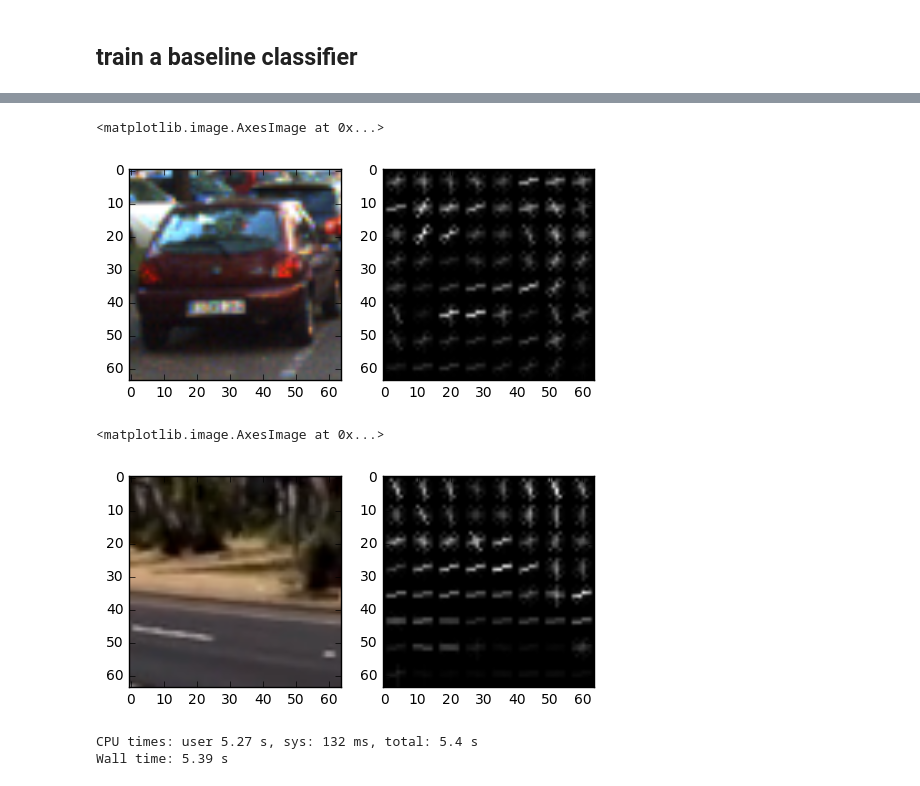
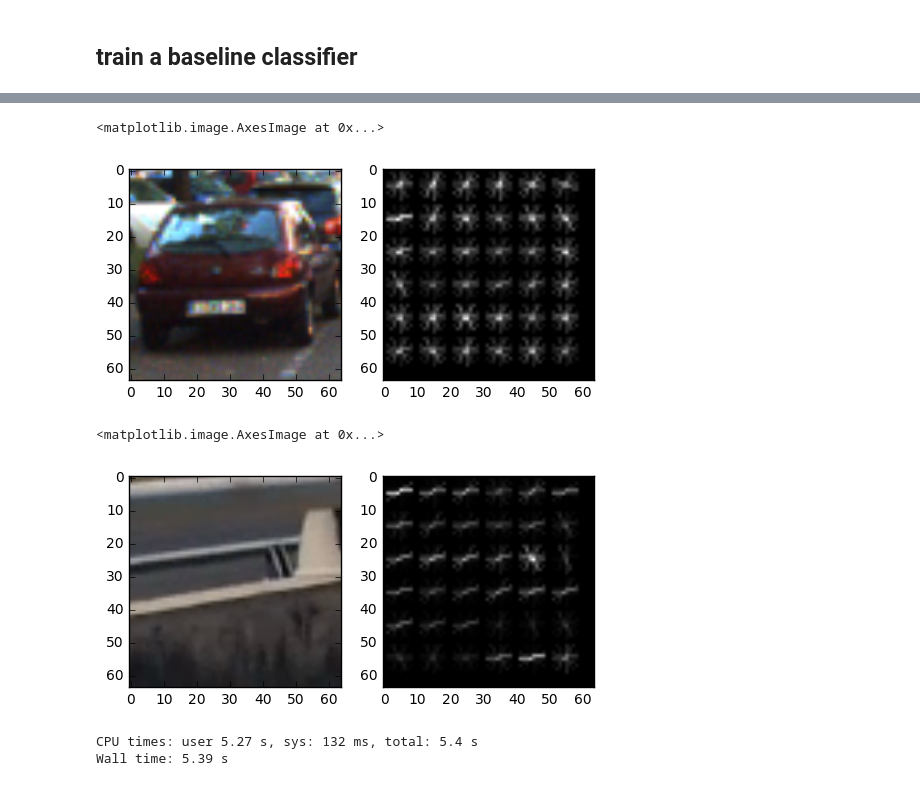
Before and after one commit to dolaameng/CarND-Vehicle-Detection, a Jupyter notebook: class-notes/class_notes_v1.ipynb, the cells around one changed output, grey strips where cells are left out. Saved outputs shown, nothing was run; the diff lists cells and outputs as text; code cells hidden in the pictures.

```diff
--- a/class-notes/class_notes_v1.ipynb
+++ b/class-notes/class_notes_v1.ipynb
@@ -60,10 +60,11 @@ plt.imshow(test_imgs[0])
 # %%
 def img2feat(img, visualise=False):
     gray = color.rgb2gray(img)
+    gray = color.rgb2hsv(img)[:,:,1]
 #     gray = color.rgb2hsv(img)[:,:,-1]
 #     gray = img
     return feature.hog(gray,
                        visualise=visualise,
                        transform_sqrt=True,
-                       pixels_per_cell=(8, 8),
+                       pixels_per_cell=(10, 10),
                        cells_per_block=(2, 2))
@@ -86,17 +77,17 @@ axes[0].imshow(img)
 axes[1].imshow(hog_img, cmap=plt.cm.gray)
 # %% [output]
 <matplotlib.image.AxesImage at 0x...>
-[figure, old version]
+[figure, new version]
 # %%
 # img = io.imread(nonvehicle_files[0])
-img = io.imread(nonvehicle_files[60])
+img = io.imread(nonvehicle_files[6])
 hog_feat, hog_img = img2feat(img, True)
 fig, axes = plt.subplots(1, 2, figsize=(6, 3))
 axes[0].imshow(img)
 axes[1].imshow(hog_img, cmap=plt.cm.gray)
 # %% [output]
 <matplotlib.image.AxesImage at 0x...>
-[figure, old version]
+[figure, new version]
 # %%
 %%time
 vehicle_imgs = [io.imread(f) for f in vehicle_files]
```
Also changed, not shown: parts of 3 cells of this notebook, 2 other files.
